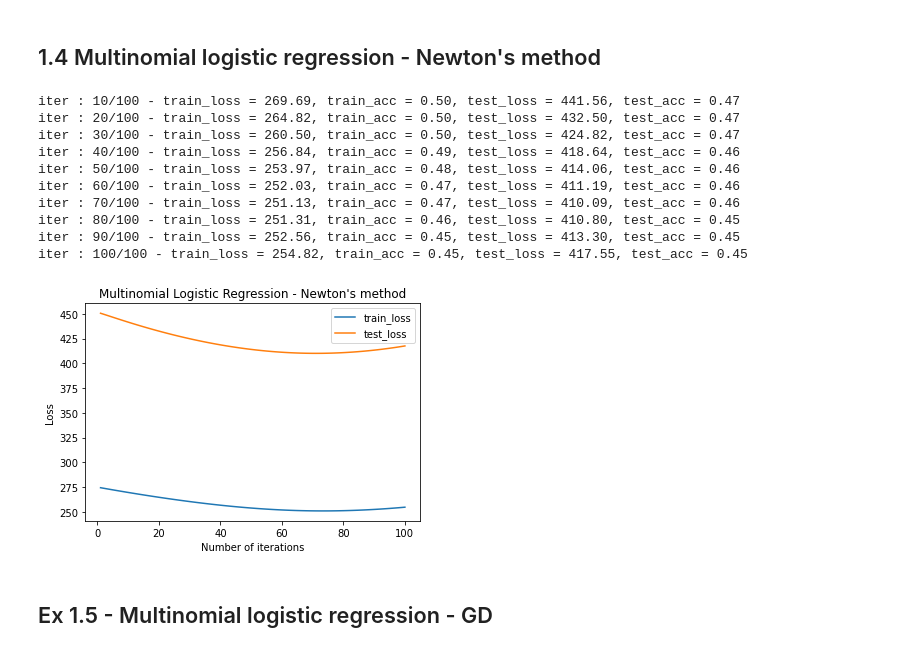
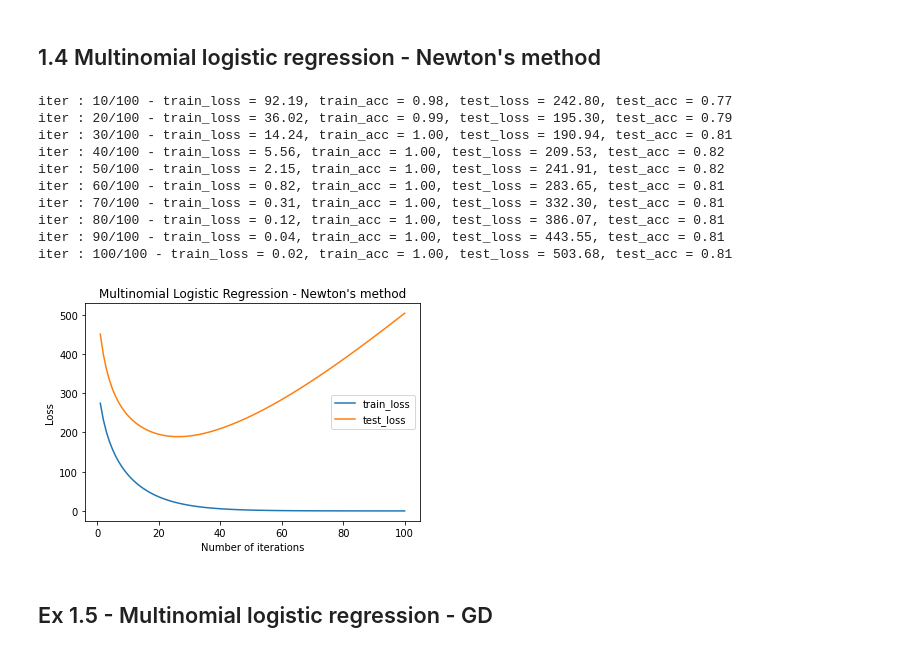
Before and after one commit to emarazz/siml_2019, a Jupyter notebook: H1/notebook.ipynb, the cells around one changed output. Cells and saved outputs as stored; diff of their text form; code cells hidden in the pictures.

```diff
--- a/H1/notebook.ipynb
+++ b/H1/notebook.ipynb
@@ -41,29 +41,29 @@ x_train, x_test = standarization(x_train, x_test)
 ## 1.4 Multinomial logistic regression - Newton's method
 # %%
 max_iters = 100 # Maximum number of iterations
-alpha = 0.001 # Learning rate
+alpha = 0.1 # Learning rate
 theta_0 = np.zeros((n_features ,n_classes)) # Weights initialization
 
 losses_train, losses_test, thetas = newtons_method2(y_train, x_train, y_test, x_test, theta_0, max_iters, alpha, print_res_each=10)
 
 plt.plot(range(1,len(losses_train)+1), losses_train, label='train_loss')
 plt.plot(range(1,len(losses_test)+1), losses_test, label = 'test_loss')
 plt.xlabel('Number of iterations')
 plt.ylabel('Loss')
 plt.title('Multinomial Logistic Regression - Newton\'s method' )
 plt.legend();
 # %% [output]
-iter : 10/100 - train_loss = 269.69, train_acc = 0.50, test_loss = 441.56, test_acc = 0.47
-iter : 20/100 - train_loss = 264.82, train_acc = 0.50, test_loss = 432.50, test_acc = 0.47
-iter : 30/100 - train_loss = 260.50, train_acc = 0.50, test_loss = 424.82, test_acc = 0.47
-iter : 40/100 - train_loss = 256.84, train_acc = 0.49, test_loss = 418.64, test_acc = 0.46
-iter : 50/100 - train_loss = 253.97, train_acc = 0.48, test_loss = 414.06, test_acc = 0.46
-iter : 60/100 - train_loss = 252.03, train_acc = 0.47, test_loss = 411.19, test_acc = 0.46
-iter : 70/100 - train_loss = 251.13, train_acc = 0.47, test_loss = 410.09, test_acc = 0.46
-iter : 80/100 - train_loss = 251.31, train_acc = 0.46, test_loss = 410.80, test_acc = 0.45
-iter : 90/100 - train_loss = 252.56, train_acc = 0.45, test_loss = 413.30, test_acc = 0.45
-iter : 100/100 - train_loss = 254.82, train_acc = 0.45, test_loss = 417.55, test_acc = 0.45
+iter : 10/100 - train_loss = 92.19, train_acc = 0.98, test_loss = 242.80, test_acc = 0.77
+iter : 20/100 - train_loss = 36.02, train_acc = 0.99, test_loss = 195.30, test_acc = 0.79
+iter : 30/100 - train_loss = 14.24, train_acc = 1.00, test_loss = 190.94, test_acc = 0.81
+iter : 40/100 - train_loss = 5.56, train_acc = 1.00, test_loss = 209.53, test_acc = 0.82
+iter : 50/100 - train_loss = 2.15, train_acc = 1.00, test_loss = 241.91, test_acc = 0.82
+iter : 60/100 - train_loss = 0.82, train_acc = 1.00, test_loss = 283.65, test_acc = 0.81
+iter : 70/100 - train_loss = 0.31, train_acc = 1.00, test_loss = 332.30, test_acc = 0.81
+iter : 80/100 - train_loss = 0.12, train_acc = 1.00, test_loss = 386.07, test_acc = 0.81
+iter : 90/100 - train_loss = 0.04, train_acc = 1.00, test_loss = 443.55, test_acc = 0.81
+iter : 100/100 - train_loss = 0.02, train_acc = 1.00, test_loss = 503.68, test_acc = 0.81
-[figure, old version]
+[figure, new version]
 # %% [markdown]
 ## Ex 1.5 - Multinomial logistic regression - GD
 # %%
```
Also changed, not shown: parts of 1 cell of this notebook, 1 other file.
